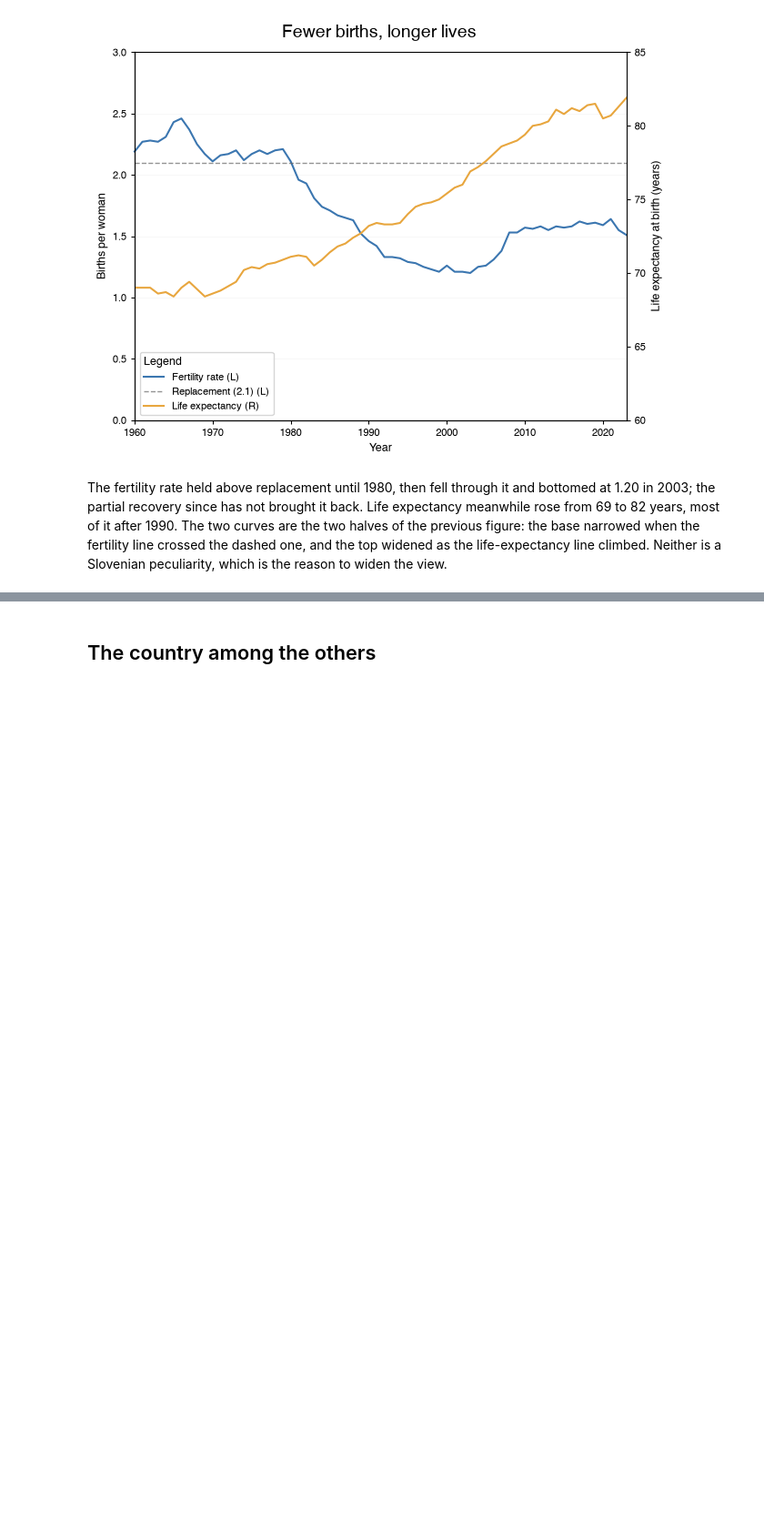
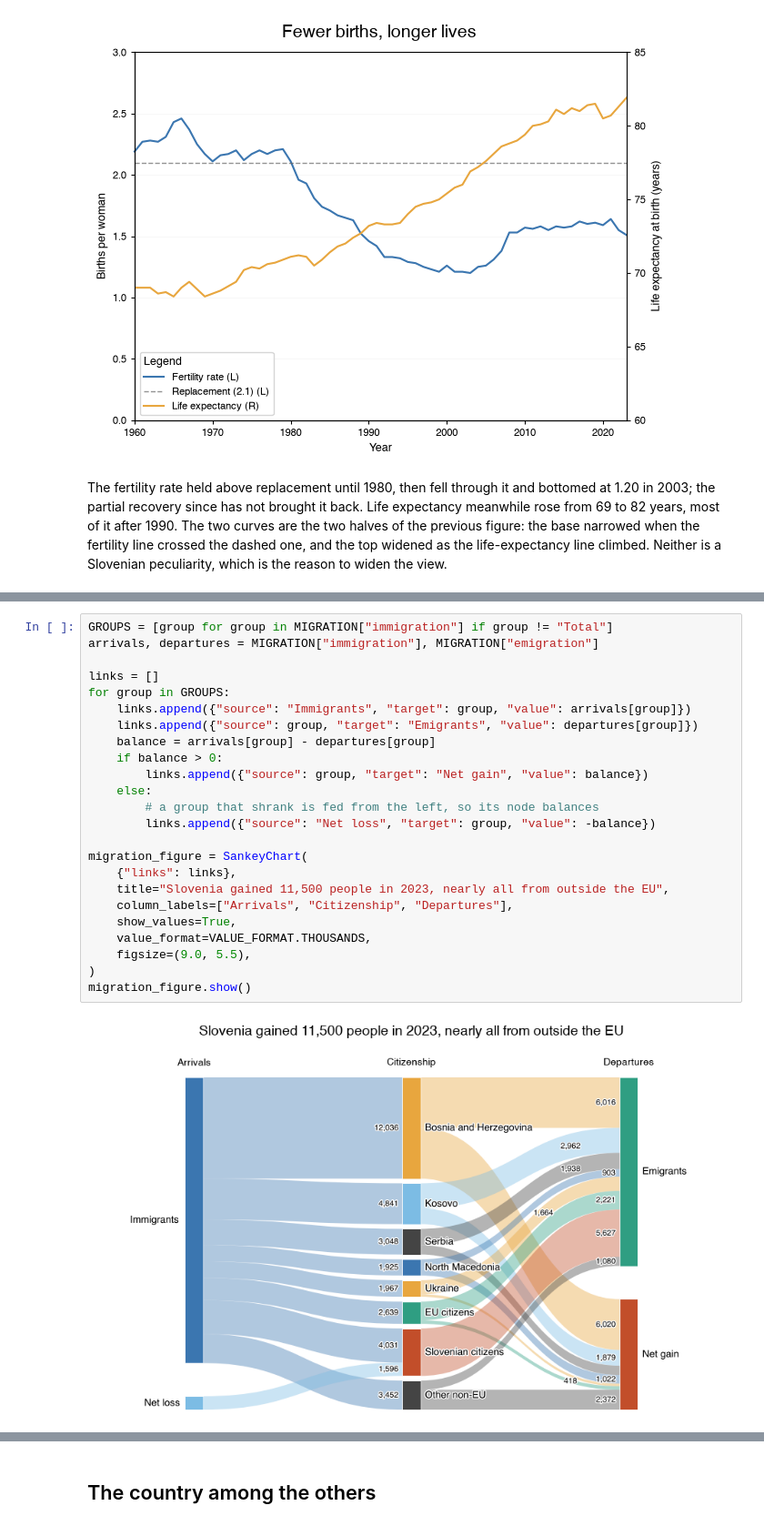
Before and after one commit to eriknovak/datachart, a Jupyter notebook: docs/use-cases/demographics.ipynb, the cells around one changed output, grey strips where cells are left out. Shown at 91% size. Cells and saved outputs as stored; diff of their text form; blank space fills up the shorter version.

```diff
--- a/docs/use-cases/demographics.ipynb
+++ b/docs/use-cases/demographics.ipynb
@@ -564,0 +618,26 @@ The fertility rate held above replacement until 1980, then fell through it and b
+# %%
+GROUPS = [group for group in MIGRATION["immigration"] if group != "Total"]
+arrivals, departures = MIGRATION["immigration"], MIGRATION["emigration"]
+
+links = []
+for group in GROUPS:
+    links.append({"source": "Immigrants", "target": group, "value": arrivals[group]})
+    links.append({"source": group, "target": "Emigrants", "value": departures[group]})
+    balance = arrivals[group] - departures[group]
+    if balance > 0:
+        links.append({"source": group, "target": "Net gain", "value": balance})
+    else:
+        # a group that shrank is fed from the left, so its node balances
+        links.append({"source": "Net loss", "target": group, "value": -balance})
+
+migration_figure = SankeyChart(
+    {"links": links},
+    title="Slovenia gained 11,500 people in 2023, nearly all from outside the EU",
+    column_labels=["Arrivals", "Citizenship", "Departures"],
+    show_values=True,
+    value_format=VALUE_FORMAT.THOUSANDS,
+    figsize=(9.0, 5.5),
+)
+migration_figure.show()
+# %% [output]
+[figure, added]
```
Also changed, not shown: parts of 11 cells of this notebook, 2 other files.
